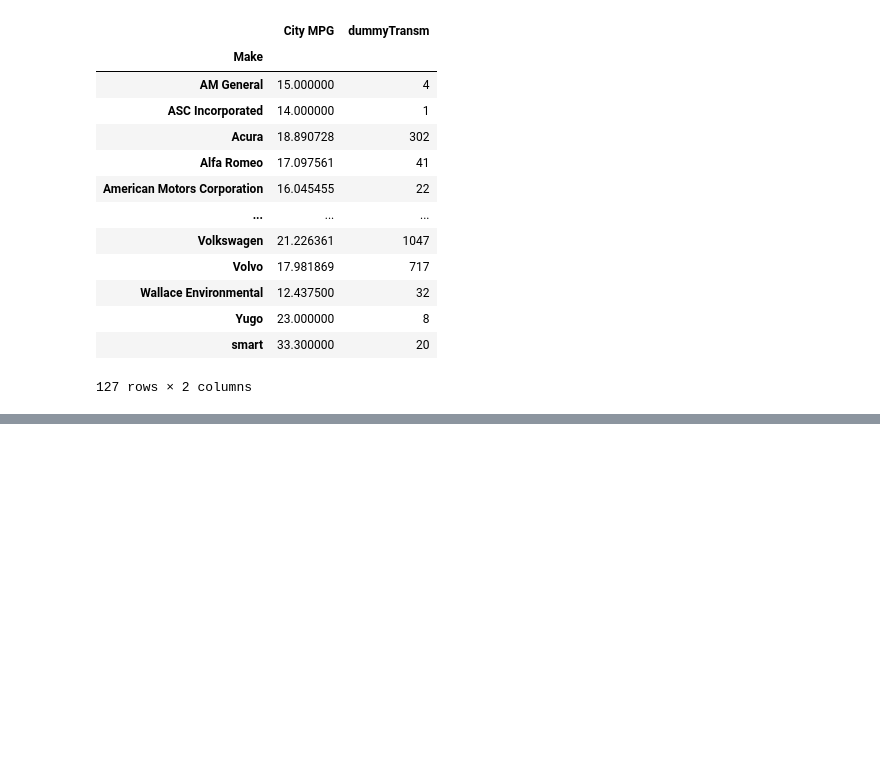
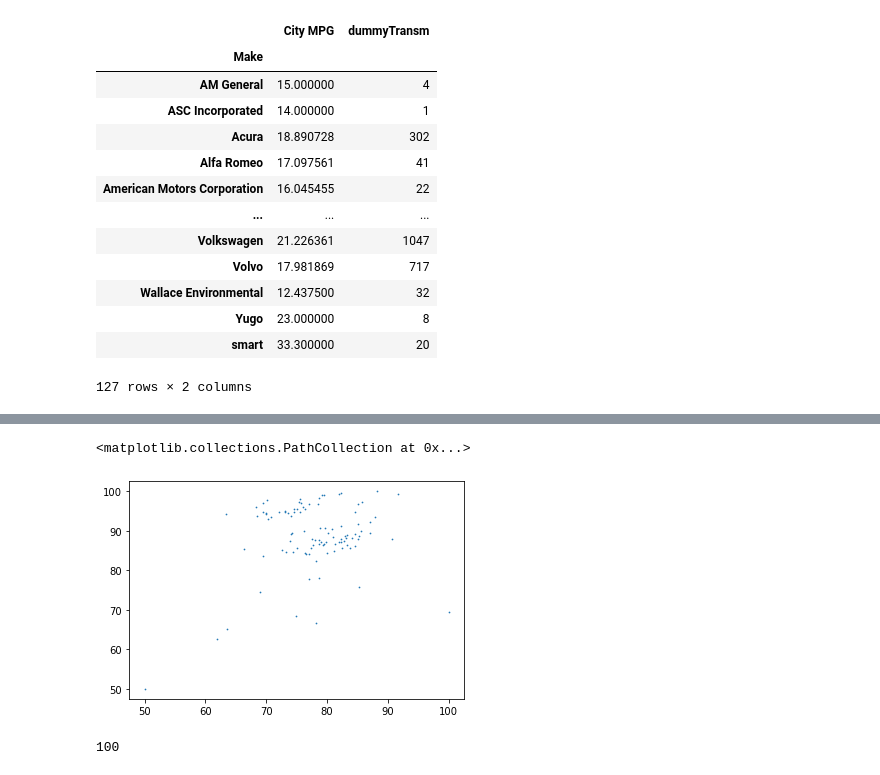
Before and after one commit to tommella90/TommasoLaboratories, a Jupyter notebook: w2d5_Groupby.ipynb, the cells around one changed output, grey strips where cells are left out. Drawn from its saved outputs; the diff is of its cells as text; code cells hidden in the pictures; blank space fills up the shorter version.

```diff
--- a/w2d5_Groupby.ipynb
+++ b/w2d5_Groupby.ipynb
@@ -380,0 +432,9 @@ cars.groupby(['Make']).aggregate({'City MPG': 'mean', 'dummyTransm': 'count'})##
+# %%
+plt.scatter(city['Covid Impact'], city['Healthcare'], s=.5)
+# %% [output]
+<matplotlib.collections.PathCollection at 0x...>
+[figure, added]
+# %%
+len(city.index)
+# %% [output]
+100
```
Also changed, not shown: parts of 6 cells of this notebook, 3 other files.
